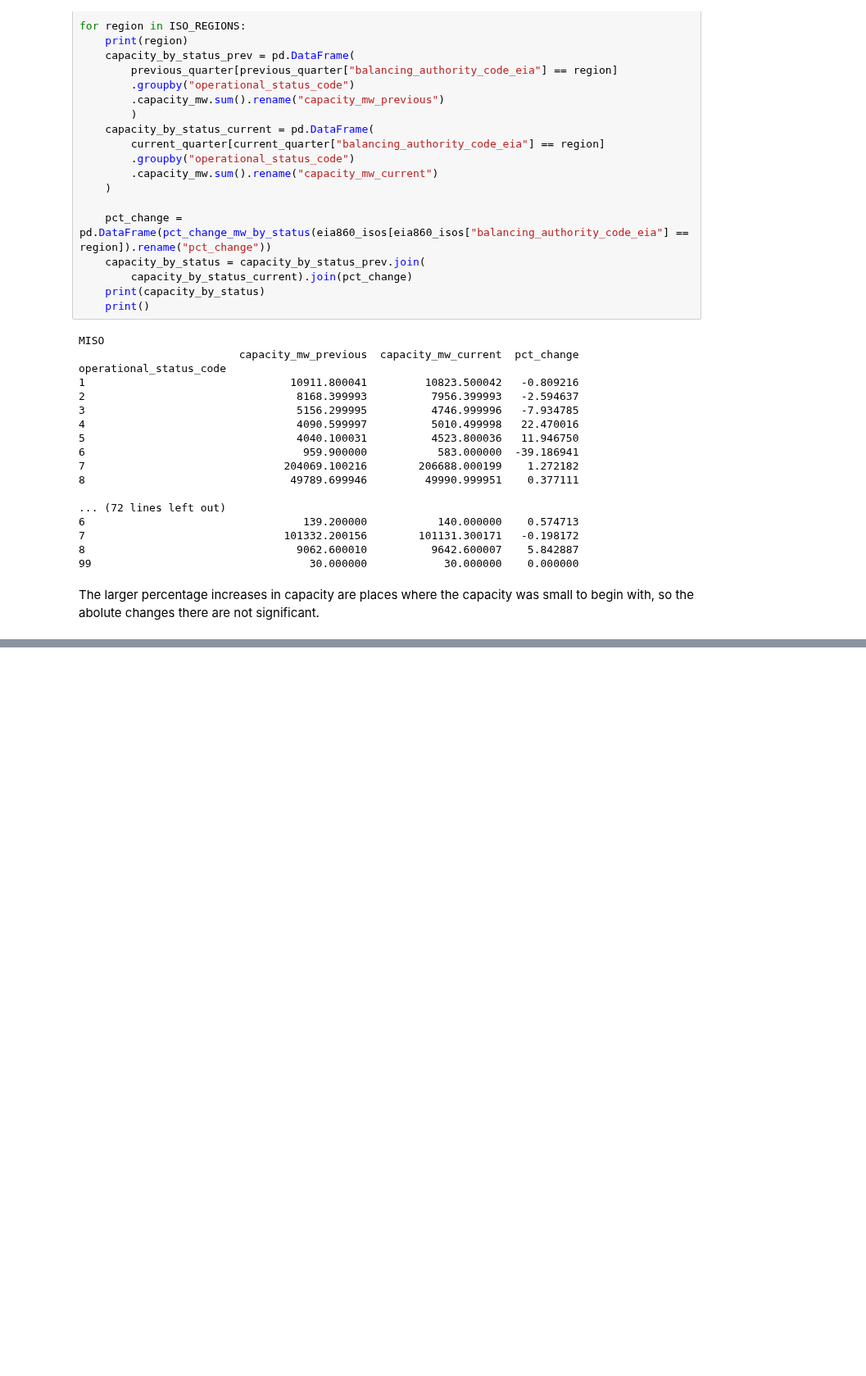
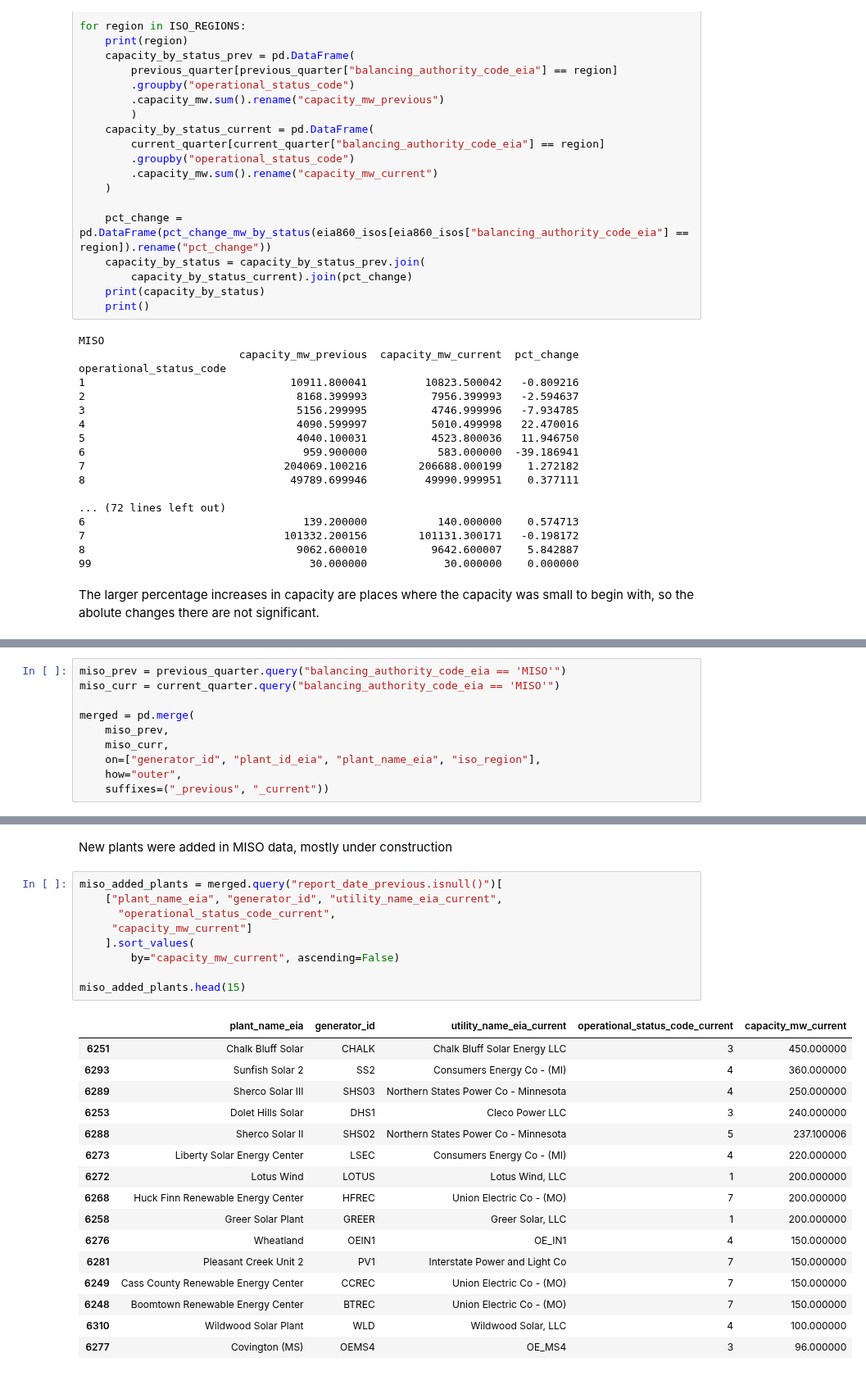
Before and after one commit to deployment-gap-model-education-fund/deployment-gap-model, a Jupyter notebook: notebooks/data_updates/eia860m_acp/eia860m_update.ipynb, the cells around one changed output, grey strips where cells are left out. Shown at 82% size. Drawn from its saved outputs; the diff is of its cells as text; blank space fills up the shorter version.

```diff
--- a/notebooks/data_updates/eia860m_acp/eia860m_update.ipynb
+++ b/notebooks/data_updates/eia860m_acp/eia860m_update.ipynb
@@ -231,0 +235,10 @@ The larger percentage increases in capacity are places where the capacity was sm
+# %%
+miso_prev = previous_quarter.query("balancing_authority_code_eia == 'MISO'")
+miso_curr = current_quarter.query("balancing_authority_code_eia == 'MISO'")
+
+merged = pd.merge(
+    miso_prev,
+    miso_curr,
+    on=["generator_id", "plant_id_eia", "plant_name_eia", "iso_region"],
+    how="outer",
+    suffixes=("_previous", "_current"))
@@ -231,0 +285,28 @@ The larger percentage increases in capacity are places where the capacity was sm
+# %% [markdown]
+New plants were added in MISO data, mostly under construction
+# %%
+miso_added_plants = merged.query("report_date_previous.isnull()")[
+    ["plant_name_eia", "generator_id", "utility_name_eia_current",
+      "operational_status_code_current",
+     "capacity_mw_current"]
+    ].sort_values(
+        by="capacity_mw_current", ascending=False)
+
+miso_added_plants.head(15)
+# %% [output]
+|  | plant_name_eia | generator_id | utility_name_eia_current | operational_status_code_current | capacity_mw_current |
+| 6251 | Chalk Bluff Solar | CHALK | Chalk Bluff Solar Energy LLC | 3 | 450.000000 |
+| 6293 | Sunfish Solar 2 | SS2 | Consumers Energy Co - (MI) | 4 | 360.000000 |
+| 6289 | Sherco Solar III | SHS03 | Northern States Power Co - Minnesota | 4 | 250.000000 |
+| 6253 | Dolet Hills Solar | DHS1 | Cleco Power LLC | 3 | 240.000000 |
+| 6288 | Sherco Solar II | SHS02 | Northern States Power Co - Minnesota | 5 | 237.100006 |
+| 6273 | Liberty Solar Energy Center | LSEC | Consumers Energy Co - (MI) | 4 | 220.000000 |
+| 6272 | Lotus Wind | LOTUS | Lotus Wind, LLC | 1 | 200.000000 |
+| 6268 | Huck Finn Renewable Energy Center | HFREC | Union Electric Co - (MO) | 7 | 200.000000 |
+| 6258 | Greer Solar Plant | GREER | Greer Solar, LLC | 1 | 200.000000 |
+| 6276 | Wheatland | OEIN1 | OE_IN1 | 4 | 150.000000 |
+| 6281 | Pleasant Creek Unit 2 | PV1 | Interstate Power and Light Co | 7 | 150.000000 |
+| 6249 | Cass County Renewable Energy Center | CCREC | Union Electric Co - (MO) | 7 | 150.000000 |
+| 6248 | Boomtown Renewable Energy Center | BTREC | Union Electric Co - (MO) | 7 | 150.000000 |
+| 6310 | Wildwood Solar Plant | WLD | Wildwood Solar, LLC | 4 | 100.000000 |
+| 6277 | Covington (MS) | OEMS4 | OE_MS4 | 3 | 96.000000 |
```
Also changed, not shown: parts of 5 cells of this notebook.
